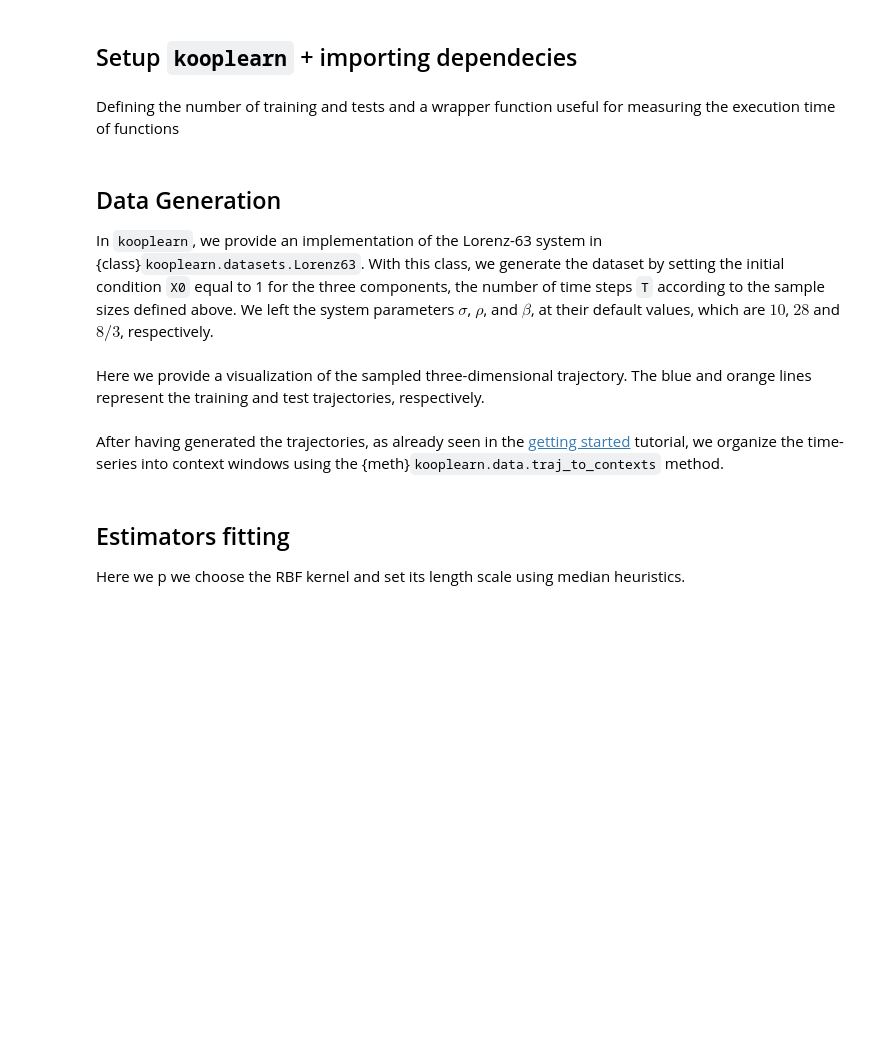
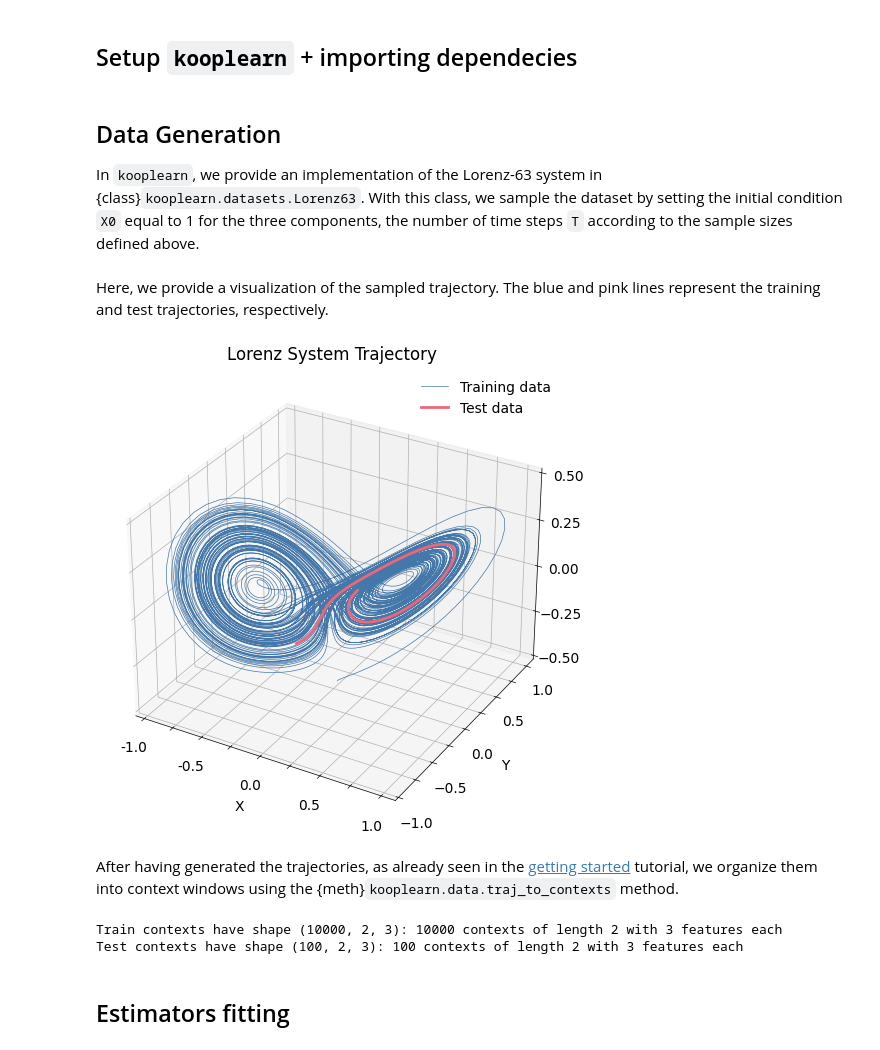
Before and after one commit to Machine-Learning-Dynamical-Systems/kooplearn, a Jupyter notebook: docs/examples/kernel_methods.ipynb, the cells around one changed output. Cells and saved outputs as stored; diff of their text form; code cells hidden in the pictures; blank space fills up the shorter version.

```diff
--- a/docs/examples/kernel_methods.ipynb
+++ b/docs/examples/kernel_methods.ipynb
@@ -44,5 +52,3 @@ from tqdm.notebook import tqdm
 plt.style.use(['science','sans','bright'])
 plt.rcParams.update({'text.usetex' : False})
-# %% [markdown]
-Defining the number of training and tests and a wrapper function useful for measuring the execution time of functions
 # %%
@@ -66,7 +72,7 @@ def timer(func):
     return wrapper_timer
 # %% [markdown]
 ## Data Generation
-In `kooplearn`, we provide an implementation of the Lorenz-63 system in {class}`kooplearn.datasets.Lorenz63`. With this class, we generate the dataset by setting the initial condition `X0` equal to 1 for the three components, the number of time steps `T` according to the sample sizes defined above. We left the system parameters $\sigma$, $\rho$, and $\beta$, at their default values, which are $10$, $28$ and $8/3$, respectively.
+In `kooplearn`, we provide an implementation of the Lorenz-63 system in {class}`kooplearn.datasets.Lorenz63`. With this class, we sample the dataset by setting the initial condition `X0` equal to 1 for the three components, the number of time steps `T` according to the sample sizes defined above.
 # %%
 from kooplearn.datasets import Lorenz63
 
@@ -77,21 +83,37 @@ norm = np.max(np.abs(raw_data), axis=0)
 data = raw_data - mean
 data /= norm
 
-train_data = data[:configs.train_samples + 1]
-test_data =  data[-configs.test_samples - 1:]
+dataset = {
+    "train": data[:configs.train_samples + 1],
+    "test": data[-configs.test_samples - 1:],
+}
 # %% [markdown]
-Here we provide a visualization of the sampled three-dimensional trajectory. The blue and orange lines represent the training and test trajectories, respectively.
+Here, we provide a visualization of the sampled trajectory. The blue and pink lines represent the training and test trajectories, respectively.
 # %%
+
+
 fig = plt.figure(figsize=(6,6))
 ax = fig.add_subplot(111, projection='3d')
-ax.plot(train_data[:,0], train_data[:,1], train_data[:,2], lw=.5, label='Training data')
-ax.plot(test_data[:,0], test_data[:,1], test_data[:,2], lw=2, label='Test data')
+ax.plot(dataset['train'][:,0], dataset['train'][:,1], dataset['train'][:,2], lw=.5, label='Training data')
+ax.plot(dataset['test'][:,0], dataset['test'][:,1], dataset['test'][:,2], lw=2, label='Test data')
 ax.set_title("Lorenz System Trajectory")
 ax.set_xlabel("X")
+ax.set_xticks(np.linspace(-1,1,5),)
+ax.set_xticklabels(np.linspace(-1,1,5))
 ax.set_ylabel("Y")
+ax.set_yticks(np.linspace(-1,1,5))
 ax.set_zlabel("Z")
+ax.set_zticks(np.linspace(-.5,.5,5))
+
+spacing = 0.25
+minorLocator = MultipleLocator(spacing)
+ax.yaxis.set_minor_locator(minorLocator)
+ax.xaxis.set_minor_locator(minorLocator)
+ax.grid(which = 'minor')
+
 plt.legend()
-plt.tight_layout()
 plt.show()
+# %% [output]
+[figure, added]
 # %% [markdown]
-After having generated the trajectories, as already seen in the [getting started](getting_started) tutorial, we organize the time-series into context windows using the {meth}`kooplearn.data.traj_to_contexts` method.
+After having generated the trajectories, as already seen in the [getting started](getting_started) tutorial, we organize them into context windows using the {meth}`kooplearn.data.traj_to_contexts` method.
@@ -104,4 +120,12 @@ test_contexts = traj_to_contexts(test_data)
-# %% [markdown]
-## Estimators fitting
-
-Here we p we choose the RBF kernel and set its length scale using median heuristics.
+# %%
+from kooplearn.data import traj_to_contexts
+
+# From trajectories to context windows
+contexts = {k: traj_to_contexts(v) for k, v in dataset.items()} # Converting the trajectories to contexts
+for split, ds in contexts.items():
+    print(f"{split.capitalize()} contexts have shape {ds.shape}: {len(ds)} contexts of length {ds.context_length} with {ds.shape[2]} features each")
+# %% [output]
+Train contexts have shape (10000, 2, 3): 10000 contexts of length 2 with 3 features each
+Test contexts have shape (100, 2, 3): 100 contexts of length 2 with 3 features each
+# %% [markdown]
+## Estimators fitting
```
Also changed, not shown: parts of 12 cells of this notebook.
